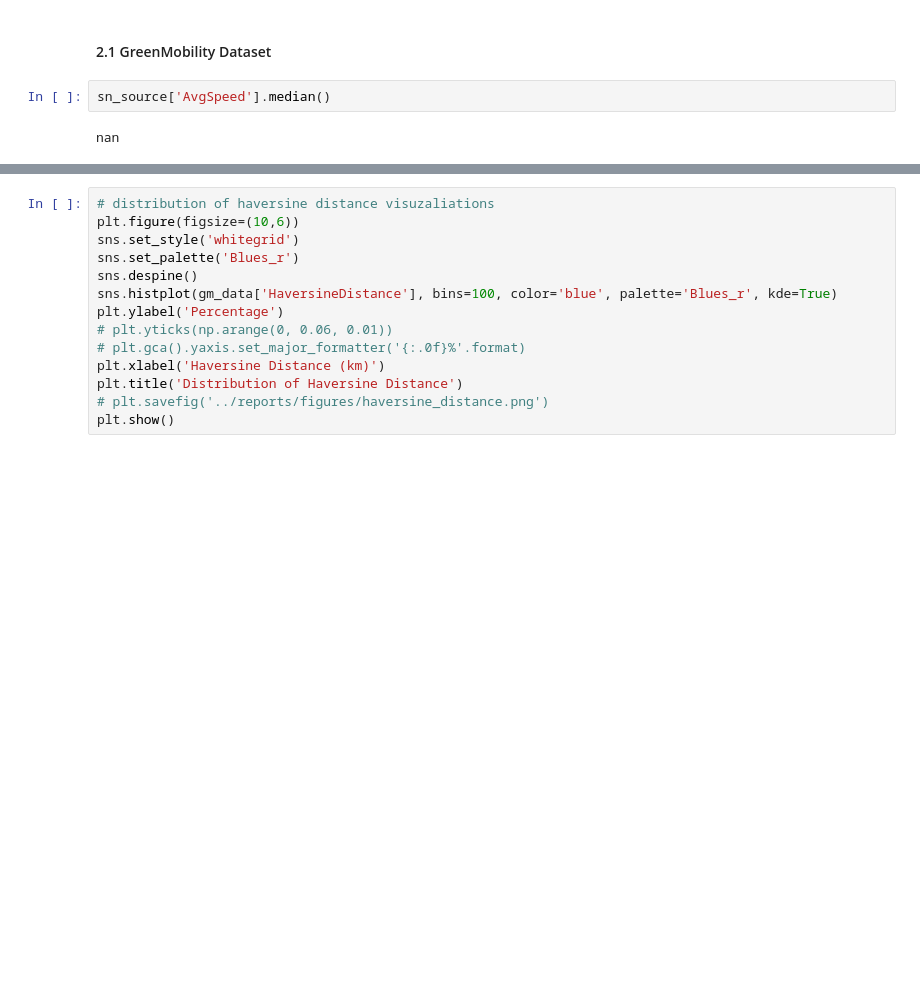
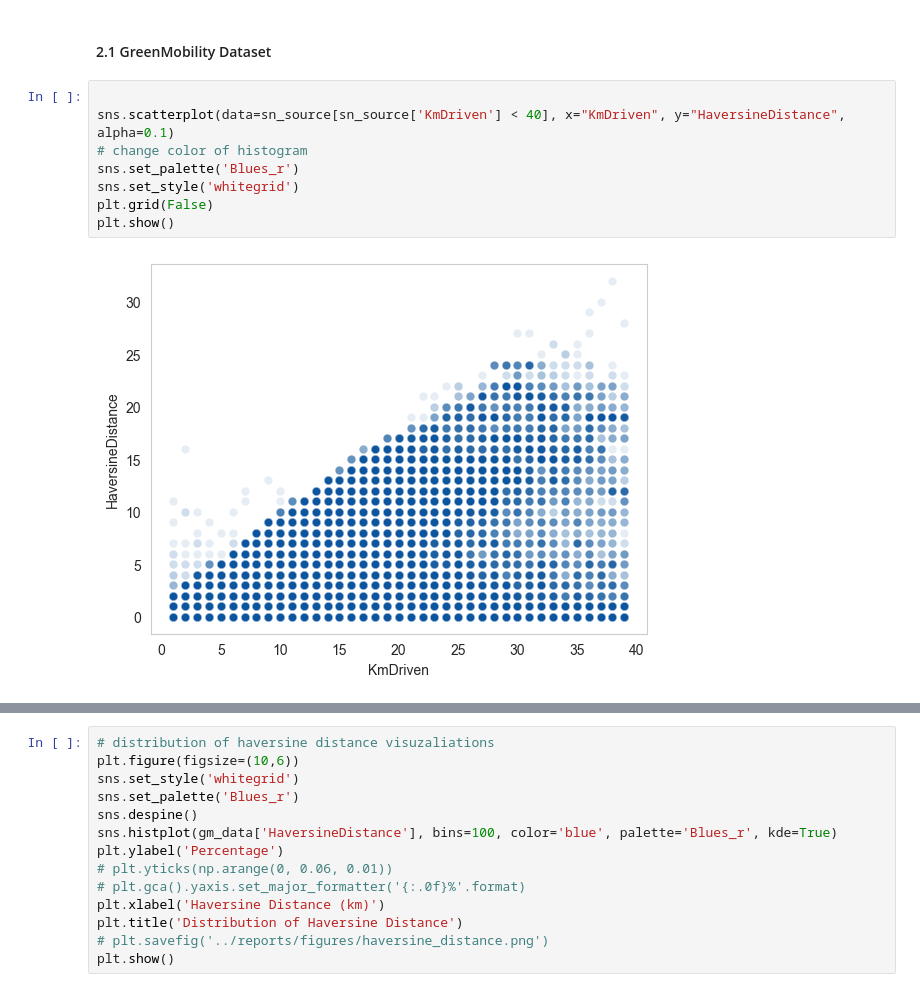
Before and after one commit to mihainipomici/multimodal_public_transport_copenhagen, a Jupyter notebook: notebooks/accesibility.ipynb, the cells around one changed output, grey strips where cells are left out. Saved outputs shown, nothing was run; the diff lists cells and outputs as text; blank space fills up the shorter version.

```diff
--- a/notebooks/accesibility.ipynb
+++ b/notebooks/accesibility.ipynb
@@ -178,7 +192,13 @@ sn_source
 ### 2.  Trips profiling and statistics
 # %% [markdown]
 #### 2.1 GreenMobility Dataset
-# %%
-sn_source['AvgSpeed'].median()
-# %% [output]
-nan
+# %%
+
+sns.scatterplot(data=sn_source[sn_source['KmDriven'] < 40], x="KmDriven", y="HaversineDistance", alpha=0.1)
+# change color of histogram
+sns.set_palette('Blues_r')
+sns.set_style('whitegrid')
+plt.grid(False)
+plt.show()
+# %% [output]
+[figure, added]
```
Also changed, not shown: parts of 9 cells of this notebook.
